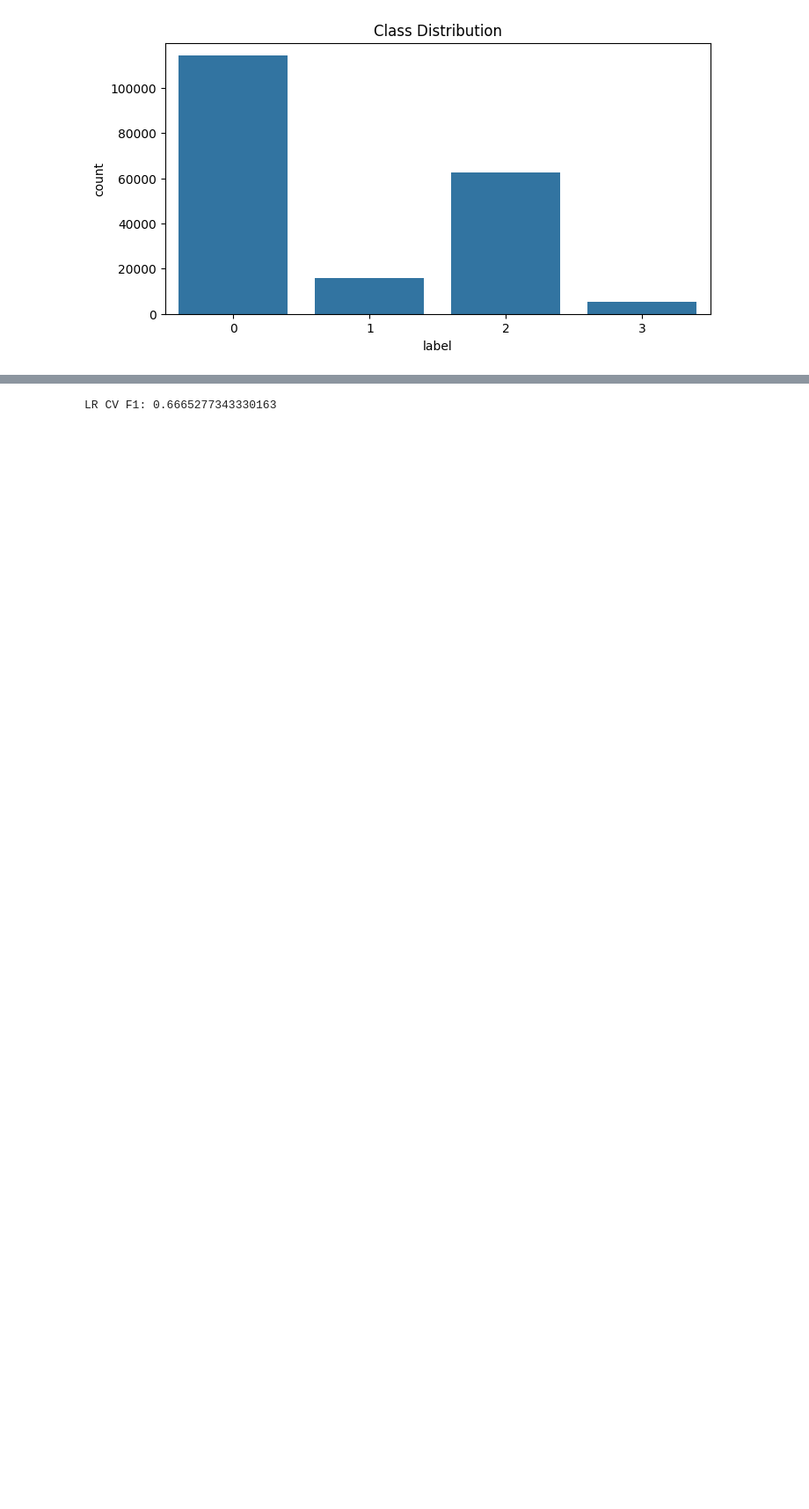
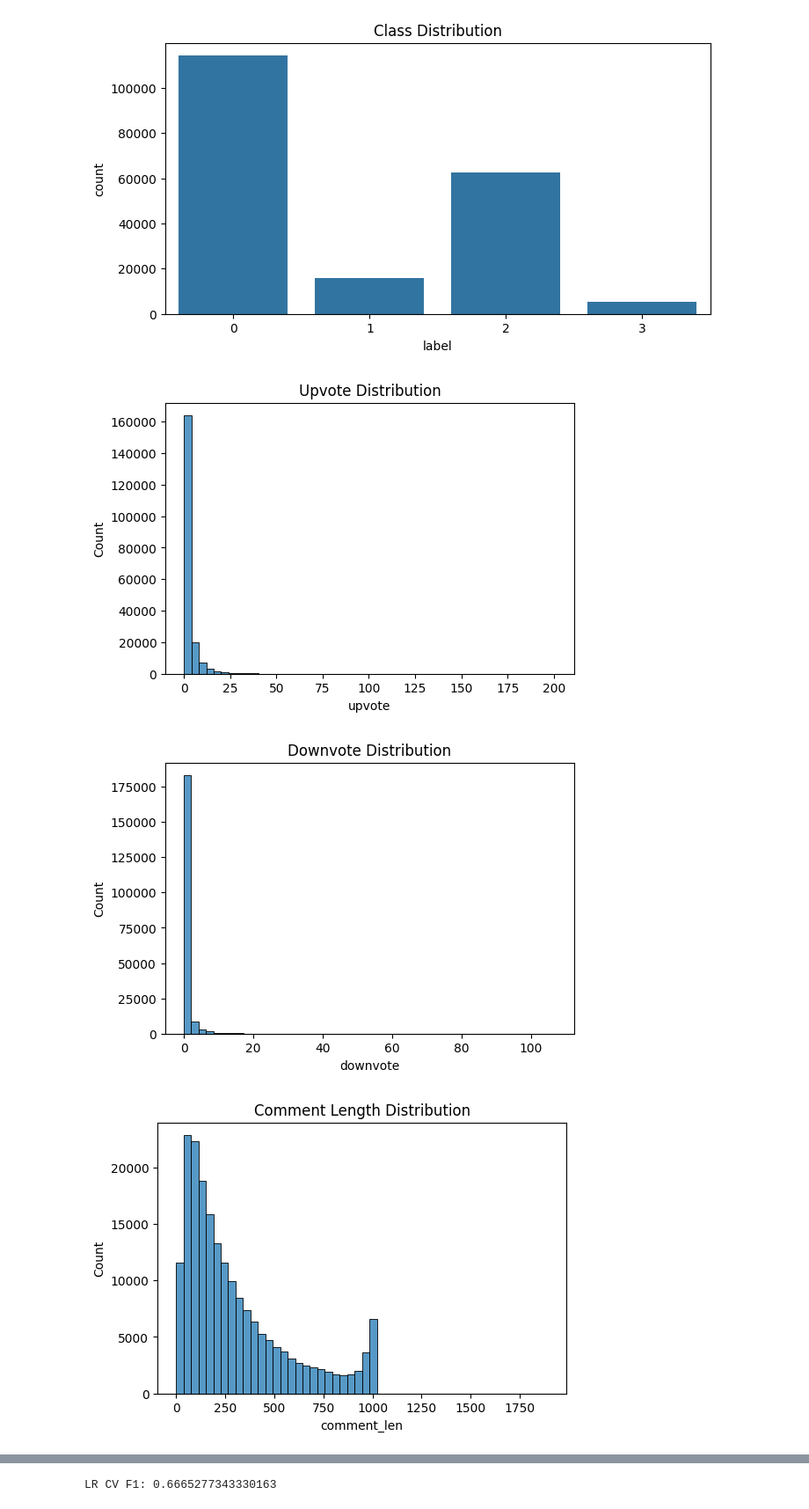
Before and after one commit to Alexios-Carlos/MLP-Project-t12026, a Jupyter notebook: 23f3001344-notebook-t12026.ipynb, the cells around one changed output, grey strips where cells are left out. Shown at 88% size. Saved outputs shown, nothing was run; the diff lists cells and outputs as text; code cells hidden in the pictures; blank space fills up the shorter version.

```diff
--- a/23f3001344-notebook-t12026.ipynb
+++ b/23f3001344-notebook-t12026.ipynb
@@ -409,3 +739,25 @@ comment              1
 label                0
 dtype: int64
 [figure]
+# %%
+# Upvote vs Downvote distribution
+plt.figure(figsize=(6,4))
+sns.histplot(train['upvote'], bins=50)
+plt.title("Upvote Distribution")
+plt.show()
+
+plt.figure(figsize=(6,4))
+sns.histplot(train['downvote'], bins=50)
+plt.title("Downvote Distribution")
+plt.show()
+
+# Comment length
+train['comment_len'] = train['comment'].str.len()
+plt.figure(figsize=(6,4))
+sns.histplot(train['comment_len'], bins=50)
+plt.title("Comment Length Distribution")
+plt.show()
+# %% [output]
+[figure, added]
+[figure, added]
+[figure, added]
```
Also changed, not shown: parts of 23 cells of this notebook.
